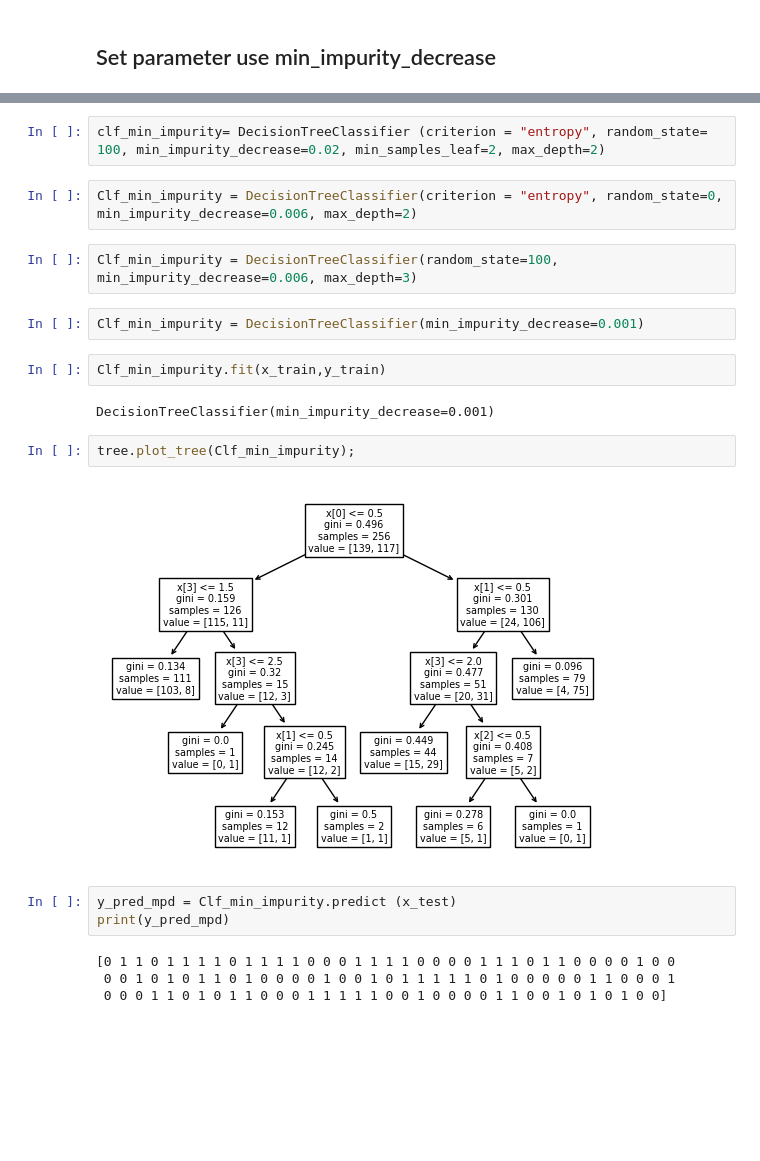
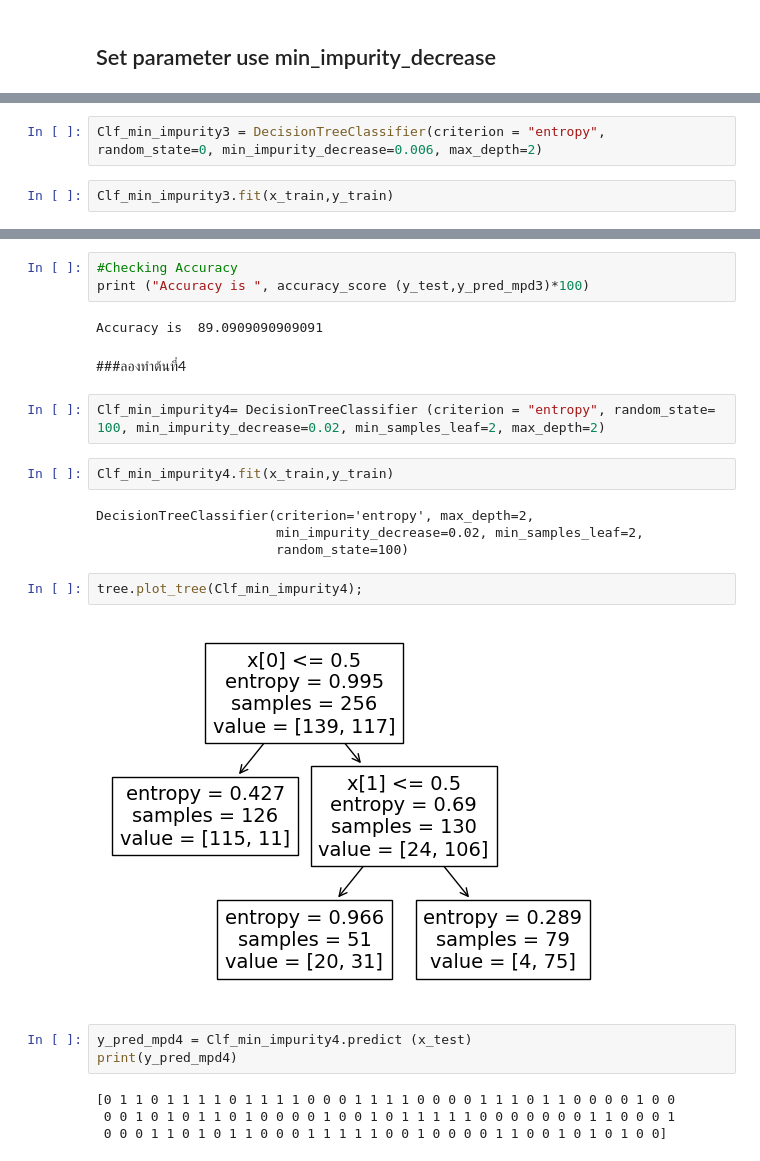
Before and after one commit to Thippawan72/BSC_DPDM23, a Jupyter notebook: Classificationmin__impurity_decrease.ipynb, the cells around one changed output, grey strips where cells are left out. Drawn from its saved outputs; the diff is of its cells as text; blank space fills up the shorter version.

```diff
--- a/Classificationmin__impurity_decrease.ipynb
+++ b/Classificationmin__impurity_decrease.ipynb
@@ -141,0 +188,4 @@ tree.plot_tree(clf_entropy)
+# %%
+Clf_min_impurity3 = DecisionTreeClassifier(criterion = "entropy", random_state=0, min_impurity_decrease=0.006, max_depth=2)
+# %%
+Clf_min_impurity3.fit(x_train,y_train)
@@ -142,25 +206,28 @@ tree.plot_tree(clf_entropy)
+# %%
+#Checking Accuracy
+print ("Accuracy is ", accuracy_score (y_test,y_pred_mpd3)*100)
+# %% [output]
+Accuracy is  89.0909090909091
+# %% [markdown]
+###ลองทำต้นที่4
 # %%
-clf_min_impurity= DecisionTreeClassifier (criterion = "entropy", random_state= 100, min_impurity_decrease=0.02, min_samples_leaf=2, max_depth=2)
+Clf_min_impurity4= DecisionTreeClassifier (criterion = "entropy", random_state= 100, min_impurity_decrease=0.02, min_samples_leaf=2, max_depth=2)
-# %%
-Clf_min_impurity = DecisionTreeClassifier(criterion = "entropy", random_state=0, min_impurity_decrease=0.006, max_depth=2)
-# %%
-Clf_min_impurity = DecisionTreeClassifier(random_state=100, min_impurity_decrease=0.006, max_depth=3)
-# %%
-Clf_min_impurity = DecisionTreeClassifier(min_impurity_decrease=0.001)
 # %%
-Clf_min_impurity.fit(x_train,y_train)
+Clf_min_impurity4.fit(x_train,y_train)
 # %% [output]
-DecisionTreeClassifier(min_impurity_decrease=0.001)
+DecisionTreeClassifier(criterion='entropy', max_depth=2,
+                       min_impurity_decrease=0.02, min_samples_leaf=2,
+                       random_state=100)
 # %%
-tree.plot_tree(Clf_min_impurity);
+tree.plot_tree(Clf_min_impurity4);
 # %% [output]
-[figure, old version]
+[figure, new version]
 # %%
-y_pred_mpd = Clf_min_impurity.predict (x_test)
-print(y_pred_mpd)
+y_pred_mpd4 = Clf_min_impurity4.predict (x_test)
+print(y_pred_mpd4)
 # %% [output]
 [0 1 1 0 1 1 1 1 0 1 1 1 1 0 0 0 1 1 1 1 0 0 0 0 1 1 1 0 1 1 0 0 0 0 1 0 0
- 0 0 1 0 1 0 1 1 0 1 0 0 0 0 1 0 0 1 0 1 1 1 1 1 0 1 0 0 0 0 0 1 1 0 0 0 1
+ 0 0 1 0 1 0 1 1 0 1 0 0 0 0 1 0 0 1 0 1 1 1 1 1 0 0 0 0 0 0 0 1 1 0 0 0 1
  0 0 0 1 1 0 1 0 1 1 0 0 0 1 1 1 1 1 0 0 1 0 0 0 0 1 1 0 0 1 0 1 0 1 0 0]
 # %%
 #Checking Accuracy
```
Also changed, not shown: parts of 23 cells of this notebook.
